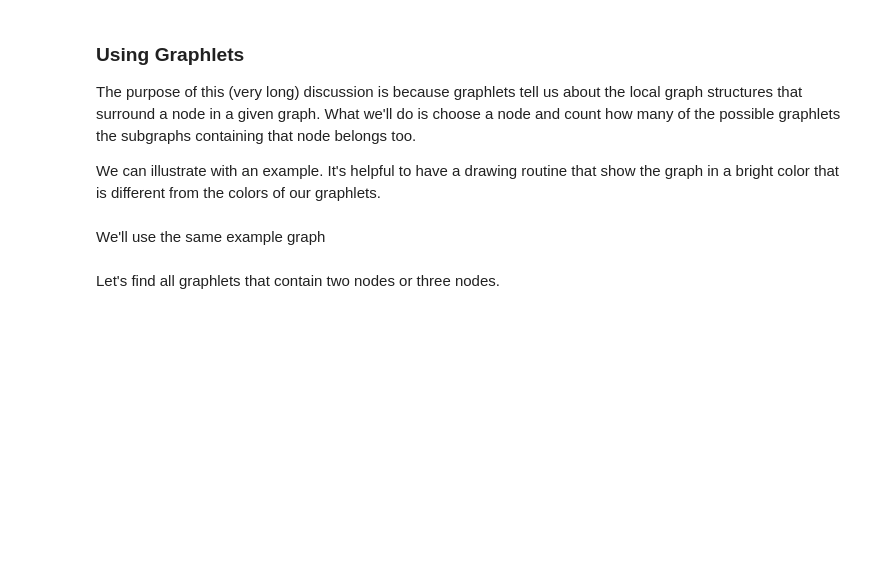
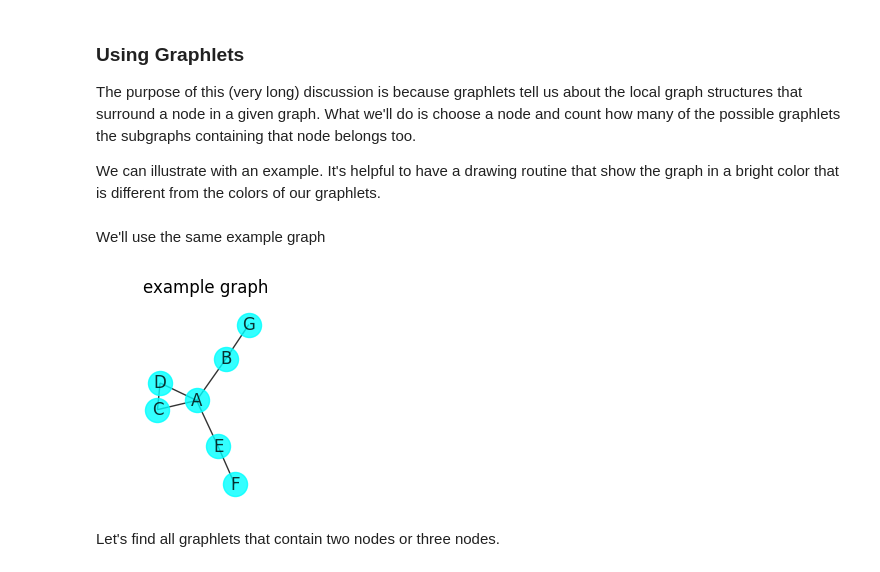
Before and after one commit to MichaelAGoodrich/cs575-homework-1-fall-2025, a Jupyter notebook: src/graphlets_tutorial.ipynb, the cells around one changed output. Saved outputs shown, nothing was run; the diff lists cells and outputs as text; code cells hidden in the pictures; blank space fills up the shorter version.

Commit message:
Updated Jupyter notebook tutorial on graphlets

```diff
--- a/src/graphlets_tutorial.ipynb
+++ b/src/graphlets_tutorial.ipynb
@@ -605,13 +647,19 @@ The purpose of this (very long) discussion is because graphlets tell us about th
 
 We can illustrate with an example. It's helpful to have a drawing routine that show the graph in a bright color that is different from the colors of our graphlets.
 # %%
-def show_graph(G: nx.Graph, title:str) -> None:
+from typing import Callable
+def show_graph(G: nx.Graph,
+               title:str,
+               labels: dict[str, str],
+               layout: Callable = nx.circular_layout) -> None:
     _ = plt.figure(figsize = (2,2))
-    pos = nx.circular_layout(G)
+    pos = layout(G)
     nx.draw(G,
                 pos,
                 node_color='cyan',
-                alpha = 0.8, node_size = 300, with_labels = True)
+                alpha = 0.8,
+                node_size = 300,
+                labels = labels)
     ax = plt.gca()
     ax.set_xlim(-1.2, 1.2)
     ax.set_ylim(-1.2, 1.2)
@@ -624,3 +670,11 @@ show_graph(G, title = 'example graph')
+# %%
+labels: dict[str, str] = {vertex: vertex for vertex in G.nodes()}
+show_graph(G,
+           title = 'example graph',
+           labels = {vertex: vertex for vertex in G.nodes()},
+           layout = nx.spring_layout)
+# %% [output]
+[figure, added]
 # %% [markdown]
 Let's find all graphlets that contain two nodes or three nodes.
 # %%
```
Also changed, not shown: parts of 28 cells of this notebook.
